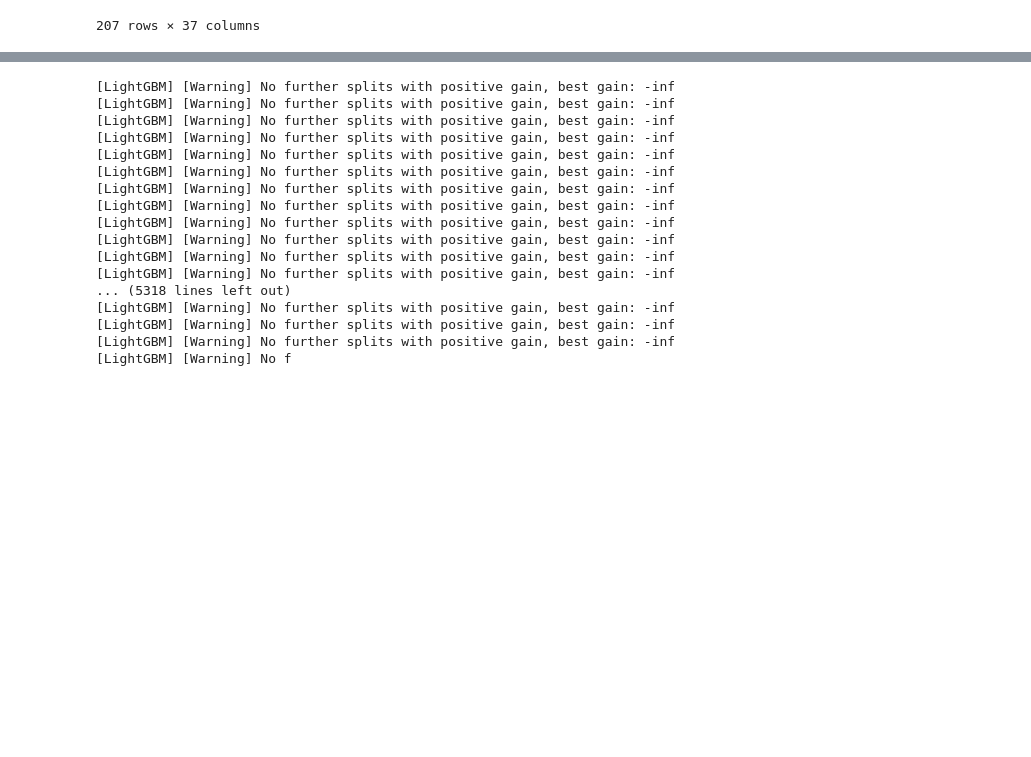
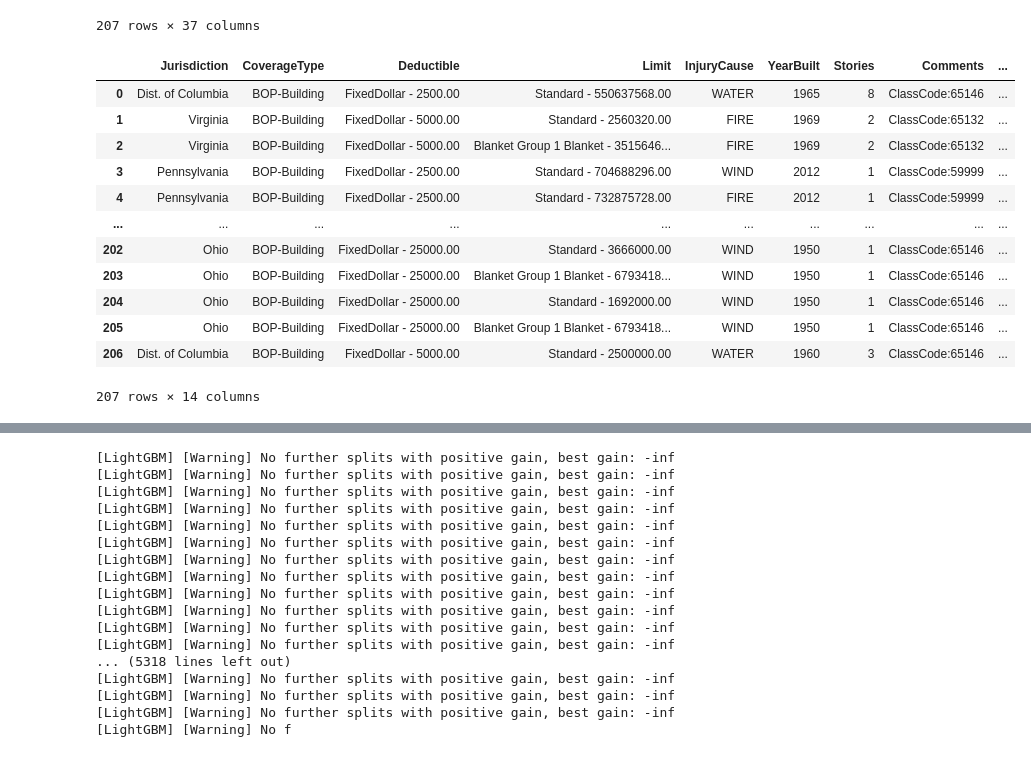
Before and after one commit to AdvanzeTechInc/Risk_Predictive_Model, a Jupyter notebook: main_model_training.ipynb, the cells around one changed output, grey strips where cells are left out. Drawn from its saved outputs; the diff is of its cells as text; code cells hidden in the pictures; blank space fills up the shorter version.

```diff
--- a/main_model_training.ipynb
+++ b/main_model_training.ipynb
@@ -15,6 +15,9 @@ from utility.data_cleaning import *
 from utility.data_preprocessing import *
 from utility.model_building import *
 from config.configuration import *
+# %%
+from datetime import datetime
+today = datetime.today().strftime('%Y%m%d')
 # %%
 df=pd.read_excel(input_data_path)
 df
@@ -32,4 +35,28 @@ df
 | 205 | 2011123 | 2023-03-03 00:00:00.000 | 7228908 | 2023-09-26 08:26:02.633 | 2023-12-05 00:00:00.000 | high winds and rain caused roof d... | ... |
 | 206 | 2011137 | 2023-07-28 00:00:00.000 | 7231166 | 2023-09-28 10:07:34.580 | 2023-12-16 00:00:00.000 | fire at insureds | ... |
 207 rows × 37 columns
+# %%
+df = df[selected_columns]
+col_mode = df.columns
+col_mode = col_mode.drop(['YearBuilt','Stories','LossAmount','E2Value','SquareFootage','BuildingLimit'])
+modes = df[col_mode].mode().iloc[0]
+modes_dict = modes.to_dict()
+with open('./data/training/output/mode_values_dict_'+today+'.pkl', 'wb') as file:
+    pickle.dump(modes_dict, file)
+df = df.apply(lambda col: col.fillna(modes_dict[col.name]) if col.name in columns_to_string else col)
+df
+# %% [output]
+|  | Jurisdiction | CoverageType | Deductible | Limit | InjuryCause | YearBuilt | Stories | Comments | ... |
+| 0 | Dist. of Columbia | BOP-Building | FixedDollar - 2500.00 | Standard - 550637568.00 | WATER | 1965 | 8 | ClassCode:65146 | ... |
+| 1 | Virginia | BOP-Building | FixedDollar - 5000.00 | Standard - 2560320.00 | FIRE | 1969 | 2 | ClassCode:65132 | ... |
+| 2 | Virginia | BOP-Building | FixedDollar - 5000.00 | Blanket Group 1 Blanket - 3515646... | FIRE | 1969 | 2 | ClassCode:65132 | ... |
+| 3 | Pennsylvania | BOP-Building | FixedDollar - 2500.00 | Standard - 704688296.00 | WIND | 2012 | 1 | ClassCode:59999 | ... |
+| 4 | Pennsylvania | BOP-Building | FixedDollar - 2500.00 | Standard - 732875728.00 | FIRE | 2012 | 1 | ClassCode:59999 | ... |
+| ... | ... | ... | ... | ... | ... | ... | ... | ... | ... |
+| 202 | Ohio | BOP-Building | FixedDollar - 25000.00 | Standard - 3666000.00 | WIND | 1950 | 1 | ClassCode:65146 | ... |
+| 203 | Ohio | BOP-Building | FixedDollar - 25000.00 | Blanket Group 1 Blanket - 6793418... | WIND | 1950 | 1 | ClassCode:65146 | ... |
+| 204 | Ohio | BOP-Building | FixedDollar - 25000.00 | Standard - 1692000.00 | WIND | 1950 | 1 | ClassCode:65146 | ... |
+| 205 | Ohio | BOP-Building | FixedDollar - 25000.00 | Blanket Group 1 Blanket - 6793418... | WIND | 1950 | 1 | ClassCode:65146 | ... |
+| 206 | Dist. of Columbia | BOP-Building | FixedDollar - 5000.00 | Standard - 2500000.00 | WATER | 1960 | 3 | ClassCode:65146 | ... |
+207 rows × 14 columns
 # %%
```
Also changed, not shown: parts of 2 cells of this notebook, 17 other files.
